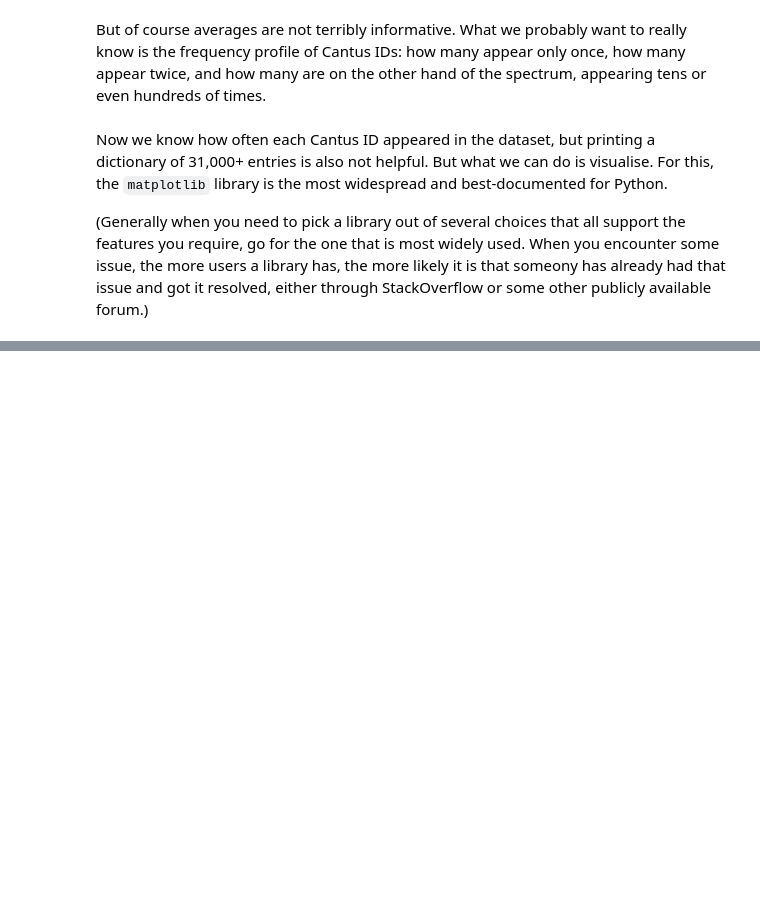
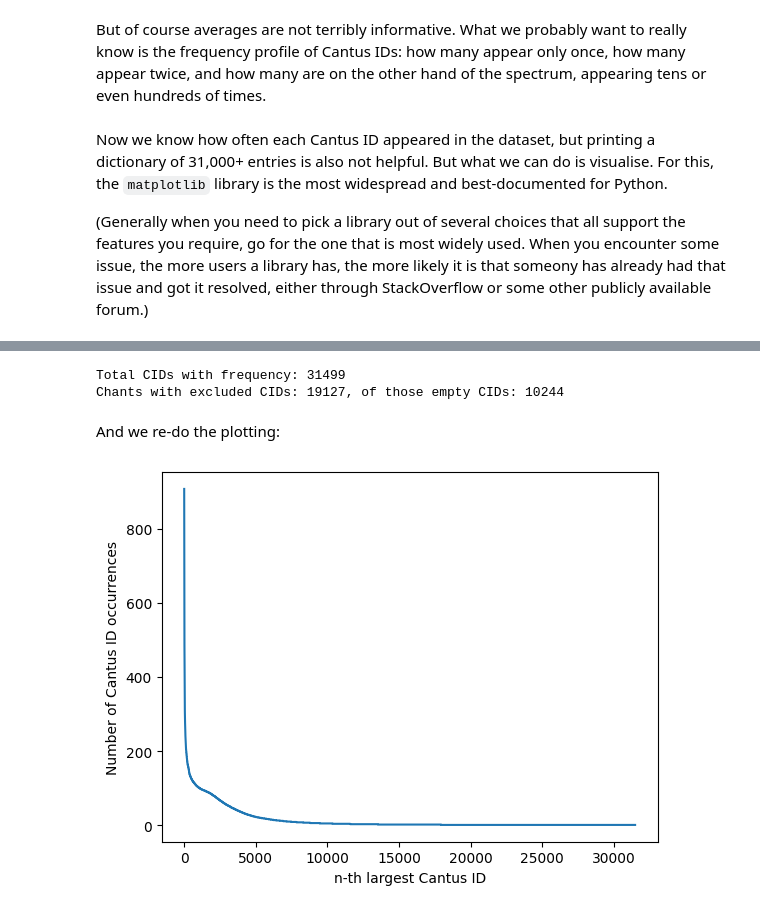
Before and after one commit to hajicj/DH-Latvia_2025-05-07, a Jupyter notebook: 2025-05-07_Practicals-1.ipynb, the cells around one changed output, grey strips where cells are left out. Saved outputs shown, nothing was run; the diff lists cells and outputs as text; code cells hidden in the pictures; blank space fills up the shorter version.

```diff
--- a/2025-05-07_Practicals-1.ipynb
+++ b/2025-05-07_Practicals-1.ipynb
@@ -315,0 +470,38 @@ Now we know how often each Cantus ID appeared in the dataset, but printing a dic
+# %%
+# Again we write the variable name in capitals, because it is something we set "from above".
+EXCLUDED_CANTUS_IDS = ['',
+                       '909000']  # Doxology
+# %%
+# And we re-do the frequency counting
+n_empty_cids = 0
+n_excluded_cids = 0
+cid_frequencies = {}  # We can use 'cid' as the abbreviation for Cantus ID. It is sufficiently distinct.
+for chant in chants:
+  cid = chant['cantus_id']
+
+  if cid in EXCLUDED_CANTUS_IDS:   # Updated from only missing values to all excluded values
+    n_excluded_cids += 1
+    if cid == '':
+      n_empty_cids += 1    # We still want to document empty Cantus IDs, to perhaps do some data quality work later.
+    continue
+
+  if cid not in cid_frequencies:
+    cid_frequencies[cid] = 0
+  cid_frequencies[cid] += 1   # '+=' means 'add and modify original'. It's shorthand for cid_frequencies[cid] = cid_frequencies[cid] + 1
+# %%
+print('Total CIDs with frequency: {}\nChants with excluded CIDs: {}, of those empty CIDs: {}'
+      ''.format(len(cid_frequencies), n_excluded_cids, n_empty_cids))
+# %% [output]
+Total CIDs with frequency: 31499
+Chants with excluded CIDs: 19127, of those empty CIDs: 10244
+# %% [markdown]
+And we re-do the plotting:
+# %%
+cid_frequencies_sorted = list(sorted(cid_frequencies.values(), reverse=True))  # sorted() by default goes from lowest to highest
+
+plt.plot(cid_frequencies_sorted)
+plt.xlabel('n-th largest Cantus ID')   # Best practice: always label both axes.
+plt.ylabel('Number of Cantus ID occurrences')
+plt.show()
+# %% [output]
+[figure, added]
```
Also changed, not shown: parts of 30 cells of this notebook.
